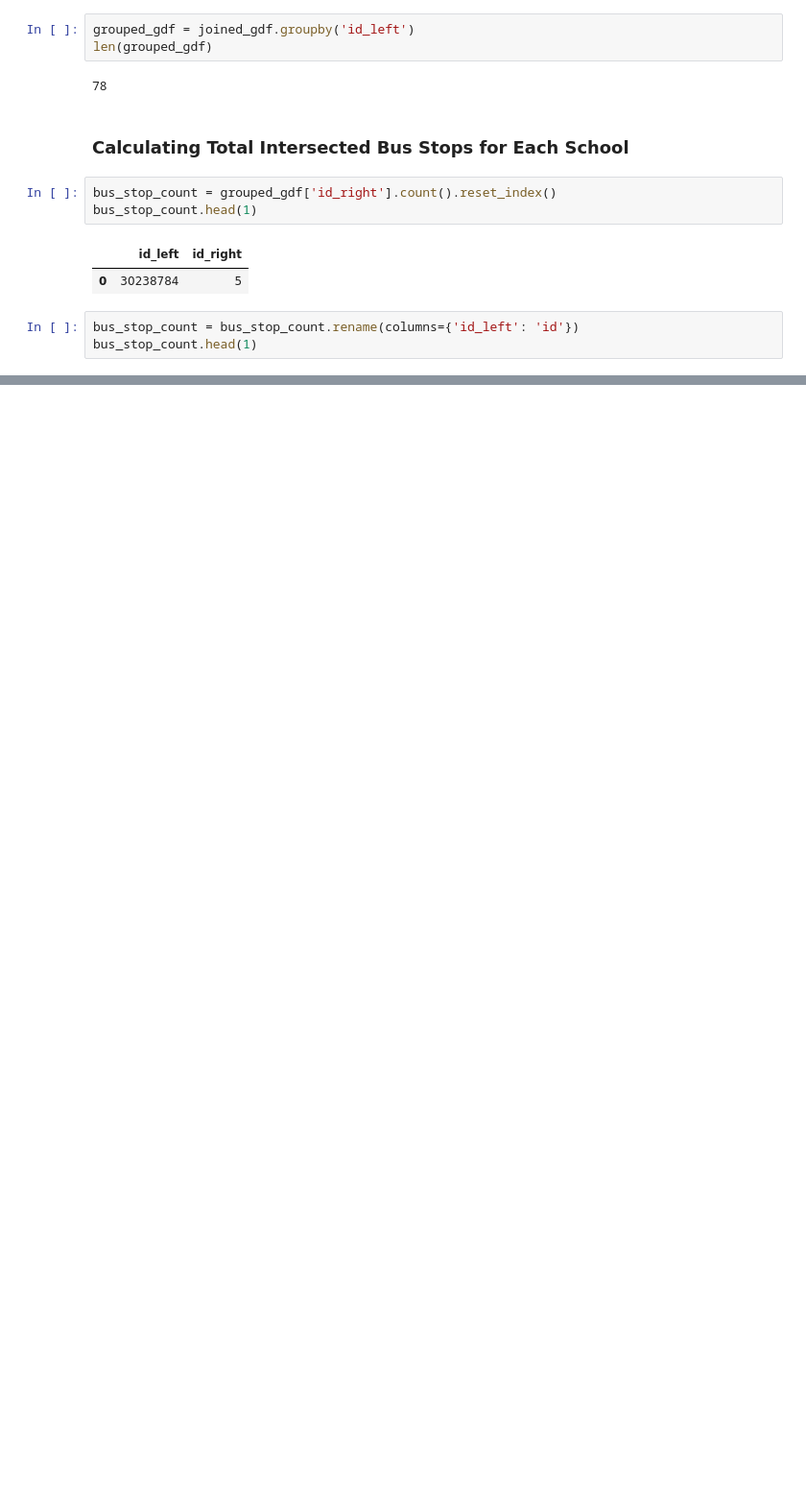
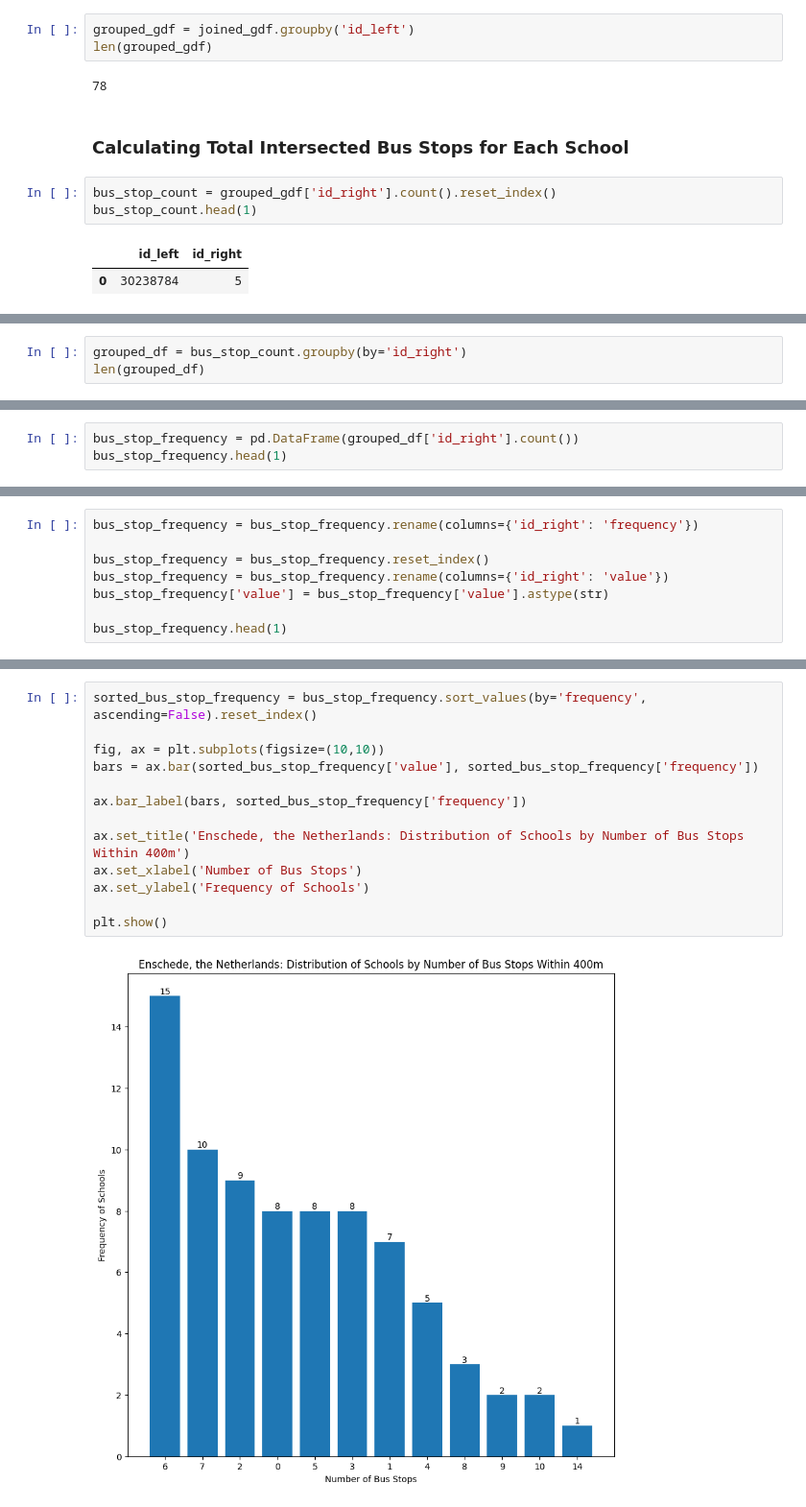
Before and after one commit to armaanFarooqui/dev-experiments, a Jupyter notebook: vectors/spatial_joins/buffer.ipynb, the cells around one changed output, grey strips where cells are left out. Shown at 96% size. Drawn from its saved outputs; the diff is of its cells as text; blank space fills up the shorter version.

Commit message:
added plots to buffer notebook

```diff
--- a/vectors/spatial_joins/buffer.ipynb
+++ b/vectors/spatial_joins/buffer.ipynb
@@ -168,6 +165,3 @@ bus_stop_count.head(1)
 # %% [output]
 |  | id_left | id_right |
 | 0 | 30238784 | 5 |
-# %%
-bus_stop_count = bus_stop_count.rename(columns={'id_left': 'id'})
-bus_stop_count.head(1)
@@ -181,0 +168,3 @@ ValueError: Data must be 1-dimensional, got ndarray of shape (78, 2) instead
+# %%
+grouped_df = bus_stop_count.groupby(by='id_right')
+len(grouped_df)
@@ -181,0 +173,3 @@ ValueError: Data must be 1-dimensional, got ndarray of shape (78, 2) instead
+# %%
+bus_stop_frequency = pd.DataFrame(grouped_df['id_right'].count())
+bus_stop_frequency.head(1)
@@ -181,0 +182,8 @@ ValueError: Data must be 1-dimensional, got ndarray of shape (78, 2) instead
+# %%
+bus_stop_frequency = bus_stop_frequency.rename(columns={'id_right': 'frequency'})
+
+bus_stop_frequency = bus_stop_frequency.reset_index()
+bus_stop_frequency = bus_stop_frequency.rename(columns={'id_right': 'value'})
+bus_stop_frequency['value'] = bus_stop_frequency['value'].astype(str)
+
+bus_stop_frequency.head(1)
@@ -181,0 +216,15 @@ ValueError: Data must be 1-dimensional, got ndarray of shape (78, 2) instead
+# %%
+sorted_bus_stop_frequency = bus_stop_frequency.sort_values(by='frequency', ascending=False).reset_index()
+
+fig, ax = plt.subplots(figsize=(10,10))
+bars = ax.bar(sorted_bus_stop_frequency['value'], sorted_bus_stop_frequency['frequency'])
+
+ax.bar_label(bars, sorted_bus_stop_frequency['frequency'])
+
+ax.set_title('Enschede, the Netherlands: Distribution of Schools by Number of Bus Stops Within 400m')
+ax.set_xlabel('Number of Bus Stops')
+ax.set_ylabel('Frequency of Schools')
+
+plt.show()
+# %% [output]
+[figure, added]
```
Also changed, not shown: parts of 18 cells of this notebook.
